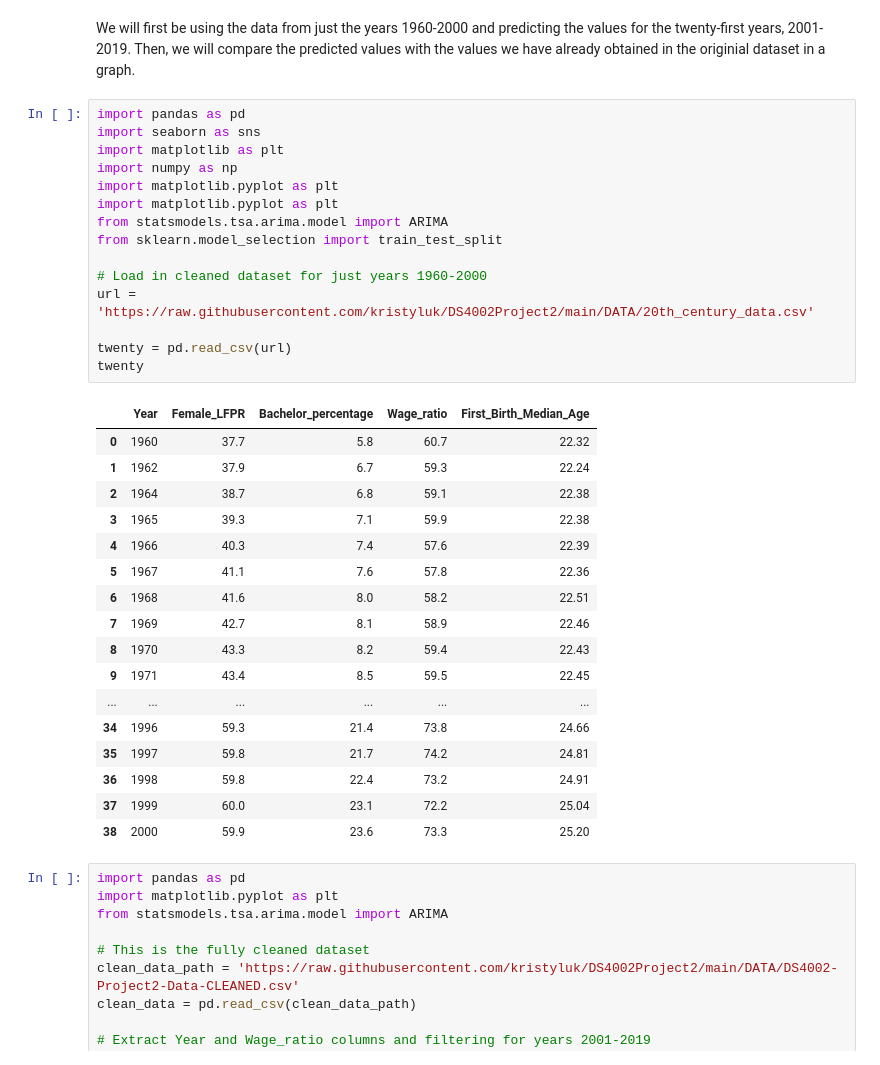
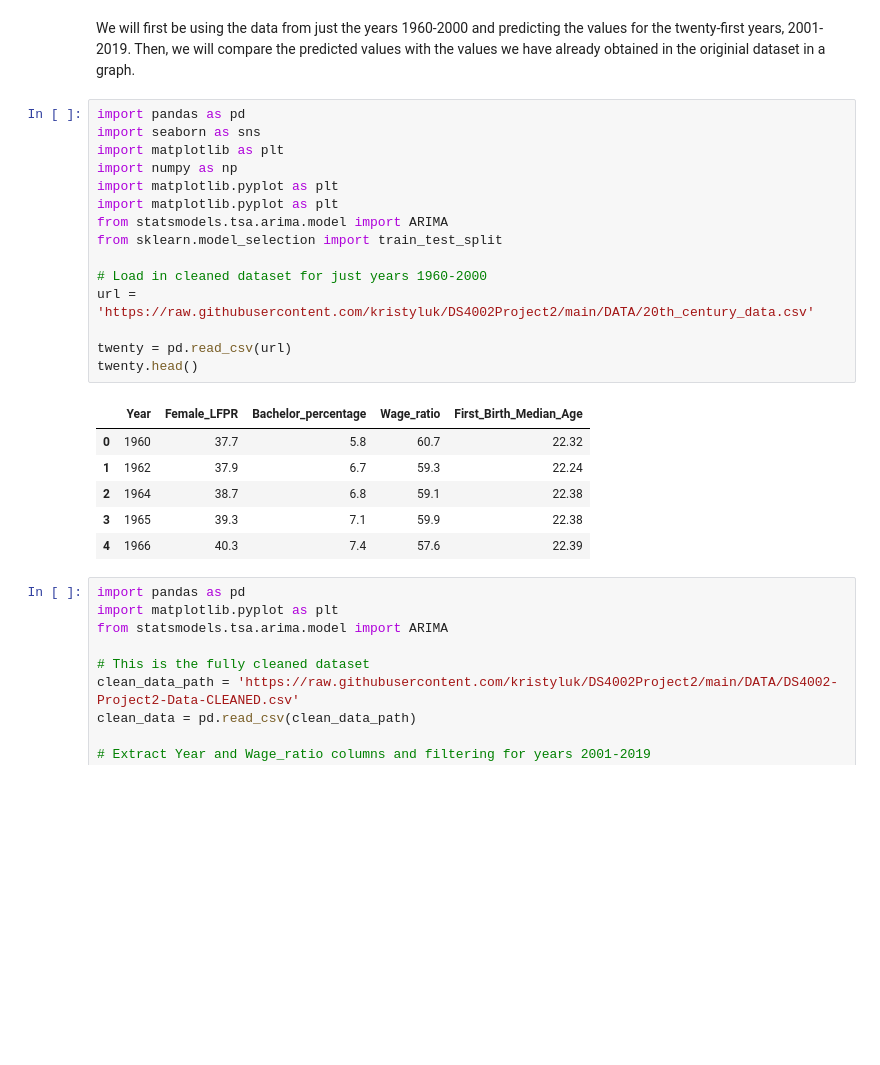
Before and after one commit to kristyluk/DS4002Project2, a Jupyter notebook: SCRIPTS/project2_script.ipynb, the cells around one changed output. Cells and saved outputs as stored; diff of their text form; blank space fills up the shorter version.

```diff
--- a/SCRIPTS/project2_script.ipynb
+++ b/SCRIPTS/project2_script.ipynb
@@ -73,36 +73,25 @@ We will first be using the data from just the years 1960-2000 and predicting the
 # %%
 import pandas as pd
 import seaborn as sns
 import matplotlib as plt
 import numpy as np
 import matplotlib.pyplot as plt
 import matplotlib.pyplot as plt
 from statsmodels.tsa.arima.model import ARIMA
 from sklearn.model_selection import train_test_split
 
 # Load in cleaned dataset for just years 1960-2000
 url = 'https://raw.githubusercontent.com/kristyluk/DS4002Project2/main/DATA/20th_century_data.csv'
 
 twenty = pd.read_csv(url)
-twenty
+twenty.head()
 # %% [output]
 |  | Year | Female_LFPR | Bachelor_percentage | Wage_ratio | First_Birth_Median_Age |
 | 0 | 1960 | 37.7 | 5.8 | 60.7 | 22.32 |
 | 1 | 1962 | 37.9 | 6.7 | 59.3 | 22.24 |
 | 2 | 1964 | 38.7 | 6.8 | 59.1 | 22.38 |
 | 3 | 1965 | 39.3 | 7.1 | 59.9 | 22.38 |
 | 4 | 1966 | 40.3 | 7.4 | 57.6 | 22.39 |
-| 5 | 1967 | 41.1 | 7.6 | 57.8 | 22.36 |
-| 6 | 1968 | 41.6 | 8.0 | 58.2 | 22.51 |
-| 7 | 1969 | 42.7 | 8.1 | 58.9 | 22.46 |
-| 8 | 1970 | 43.3 | 8.2 | 59.4 | 22.43 |
-| 9 | 1971 | 43.4 | 8.5 | 59.5 | 22.45 |
-| ... | ... | ... | ... | ... | ... |
-| 34 | 1996 | 59.3 | 21.4 | 73.8 | 24.66 |
-| 35 | 1997 | 59.8 | 21.7 | 74.2 | 24.81 |
-| 36 | 1998 | 59.8 | 22.4 | 73.2 | 24.91 |
-| 37 | 1999 | 60.0 | 23.1 | 72.2 | 25.04 |
-| 38 | 2000 | 59.9 | 23.6 | 73.3 | 25.20 |
 # %%
 import pandas as pd
 import matplotlib.pyplot as plt
```
